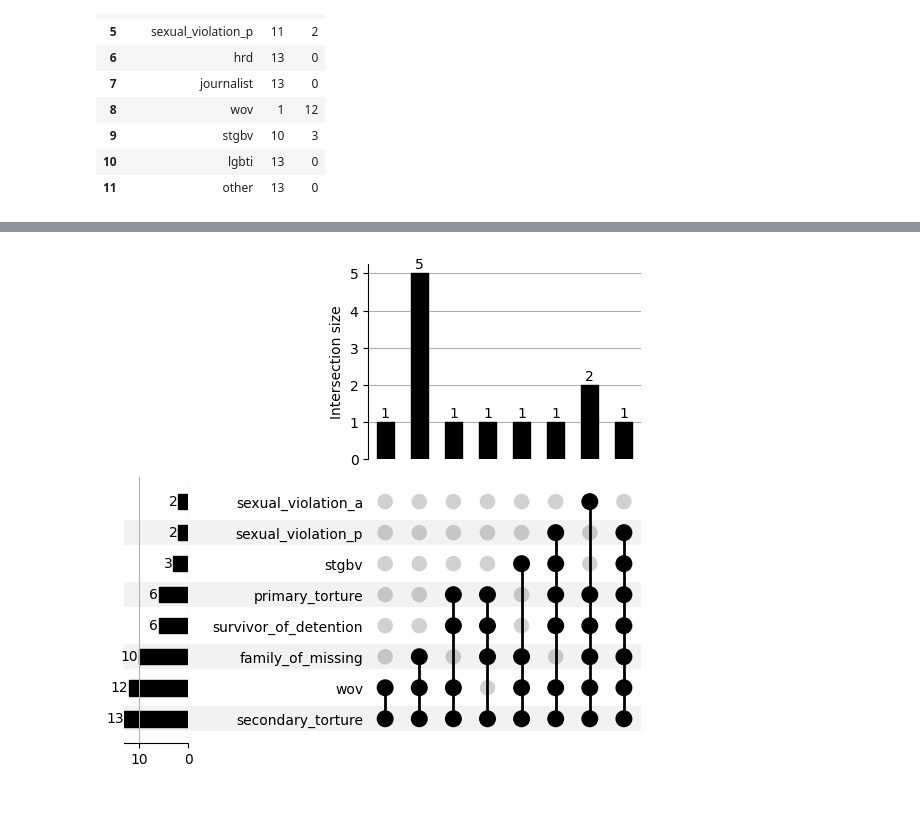
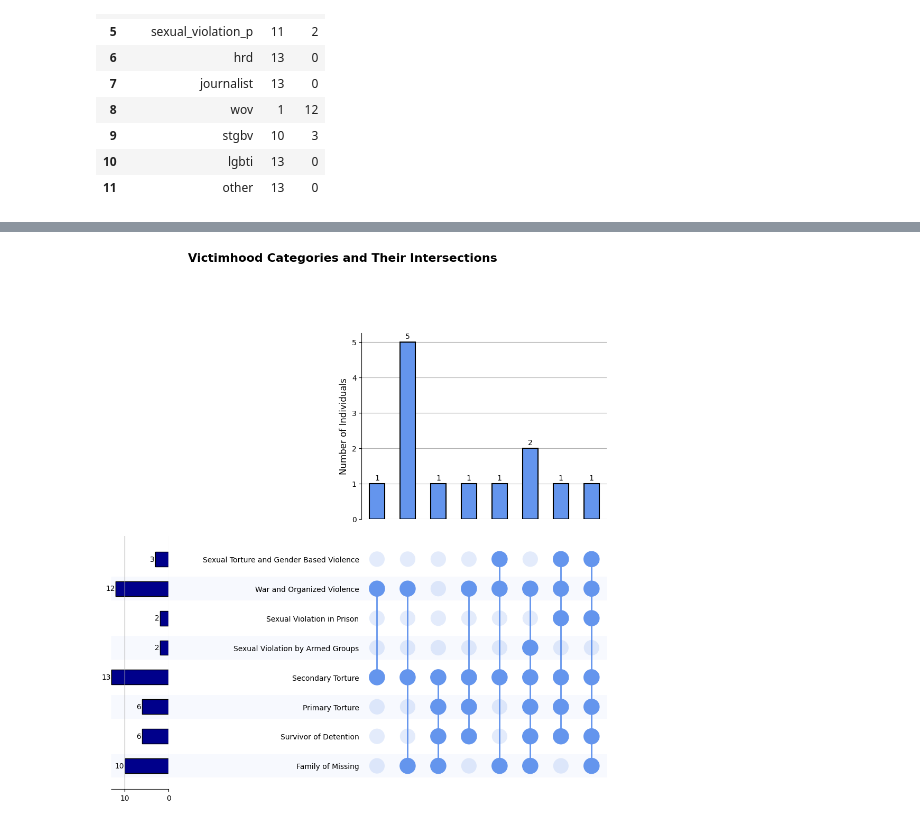
Before and after one commit to ModarYaghi/fc-performeter, a Jupyter notebook: notebooks/analysis/1_intake.ipynb, the cells around one changed output, grey strips where cells are left out. Saved outputs shown, nothing was run; the diff lists cells and outputs as text; code cells hidden in the pictures.

```diff
--- a/notebooks/analysis/1_intake.ipynb
+++ b/notebooks/analysis/1_intake.ipynb
@@ -85,3 +85,21 @@ Name: count, dtype: int64
 # new_intake['fcid', intake_dataset.bovars]
 fcid = ["fcid"]
 victimhood_df = new_intake.loc[:, fcid + intake_dataset.bovars]
+# %%
+# Rename victimhood columns
+new_victimhood_columns_names = {
+    "family_of_missing": "Family of Missing",
+    "survivor_of_detention": "Survivor of Detention",
+    "primary_torture": "Primary Torture",
+    "secondary_torture": "Secondary Torture",
+    "sexual_violation_a": "Sexual Violation by Armed Groups",
+    "sexual_violation_p": "Sexual Violation in Prison",
+    "hrd": "Human Rights Defender",
+    "journalist": "Journalist",
+    "wov": "War and Organized Violence",
+    "stgbv": "Sexual Torture and Gender Based Violence",
+    "lgbti": "LGBTI",
+    "other": "Other",
+}
+victimhood_df.rename(columns=new_victimhood_columns_names, inplace=True)
+victimhood_df
@@ -122,7 +176,53 @@ boolean_victimhood_df = victimhood_df.drop(columns="fcid").map(lambda x: x == "Y
 upset_data = from_indicators(
     data=boolean_victimhood_df, indicators=boolean_victimhood_df.columns
 )
-upset = UpSet(upset_data, subset_size="count", show_counts=True)
-upset.plot()
+# Use a clean and reliable matplotlib style
+plt.style.use("default")
+
+# Create the UpSet plot with detailed customization
+upset = UpSet(
+    upset_data,
+    subset_size="count",  # Display subset sizes as counts
+    show_counts=True,  # Show counts on bars
+    sort_categories_by=None,  # Keep the original order of categories
+    facecolor="cornflowerblue",  # Set bar fill color
+    element_size=60,  # Increase the size of the grid and elements
+    # intersection_linewidth=1.5,         # Adjust grid line width
+    # totals_color="darkblue",            # Set color for totals (left-side bar chart)
+)
+
+# Modify the plot after it is generated
+fig = upset.plot()
+
+# Customize the intersection bars (manually iterate over artists)
+for patch in fig["intersections"].patches:
+    patch.set_edgecolor("black")  # Add black borders to the bars
+    patch.set_linewidth(1.5)  # Set border line width
+
+# Customize the totals (left-side bars)
+for patch in fig["totals"].patches:
+    patch.set_facecolor("darkblue")  # Set totals color
+    patch.set_edgecolor("black")  # Add black border
+
+# Add a custom title and axis labels
+plt.suptitle(
+    "Victimhood Categories and Their Intersections",
+    fontsize=16,
+    fontweight="bold",
+    color="black",
+)
+plt.xlabel("Victimhood Category Combinations", fontsize=11, color="black")
+plt.ylabel("Number of Individuals", fontsize=12, color="black")
+
+# Customize tick labels and fonts
+plt.xticks(
+    fontsize=10, rotation=45, ha="right"
+)  # Rotate x-axis labels for better visibility
+plt.yticks(fontsize=10)
+
+# Adjust layout to prevent overlapping
+plt.subplots_adjust(top=0.85, left=0.15, right=0.9)
+
+# Display the plot
 plt.show()
 # %% [output]
@@ -146 +229 @@ For example, when doing 'df[col].method(value, inplace=True)', try using 'df.met
-[figure, old version]
+[figure, new version]
```
Also changed, not shown: parts of 5 cells of this notebook, 6 other files.
